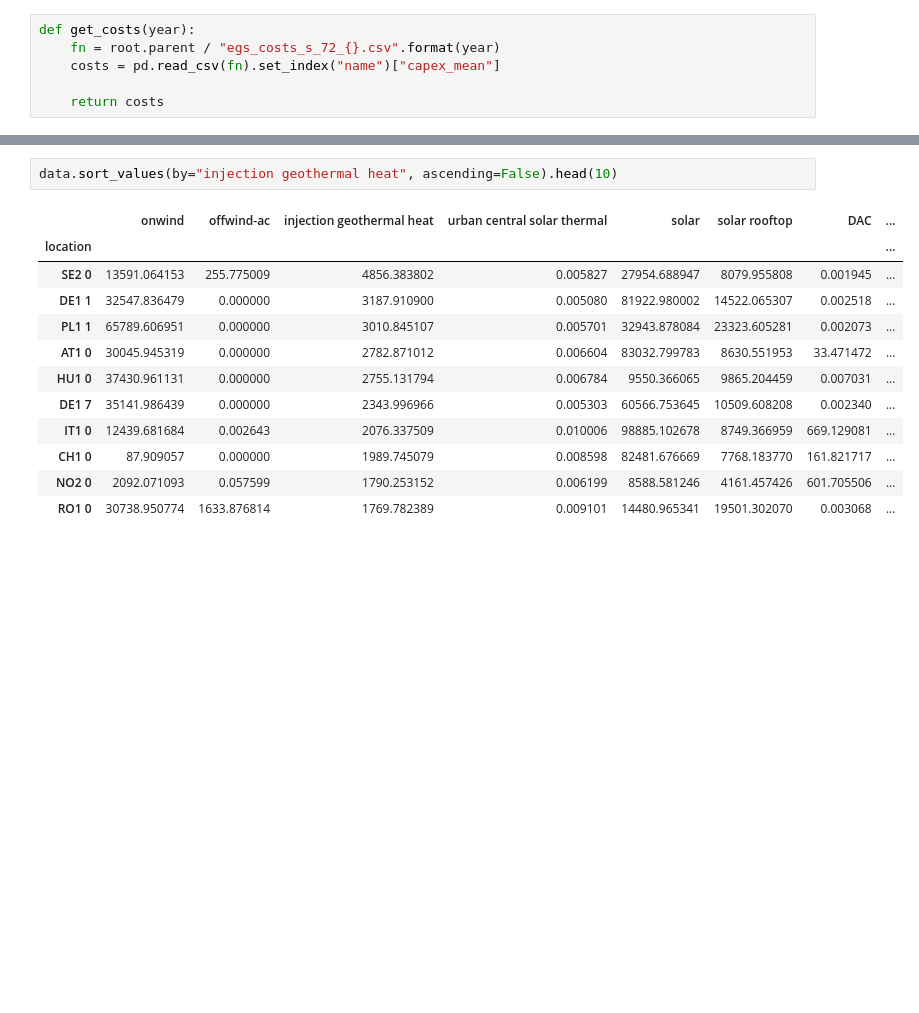
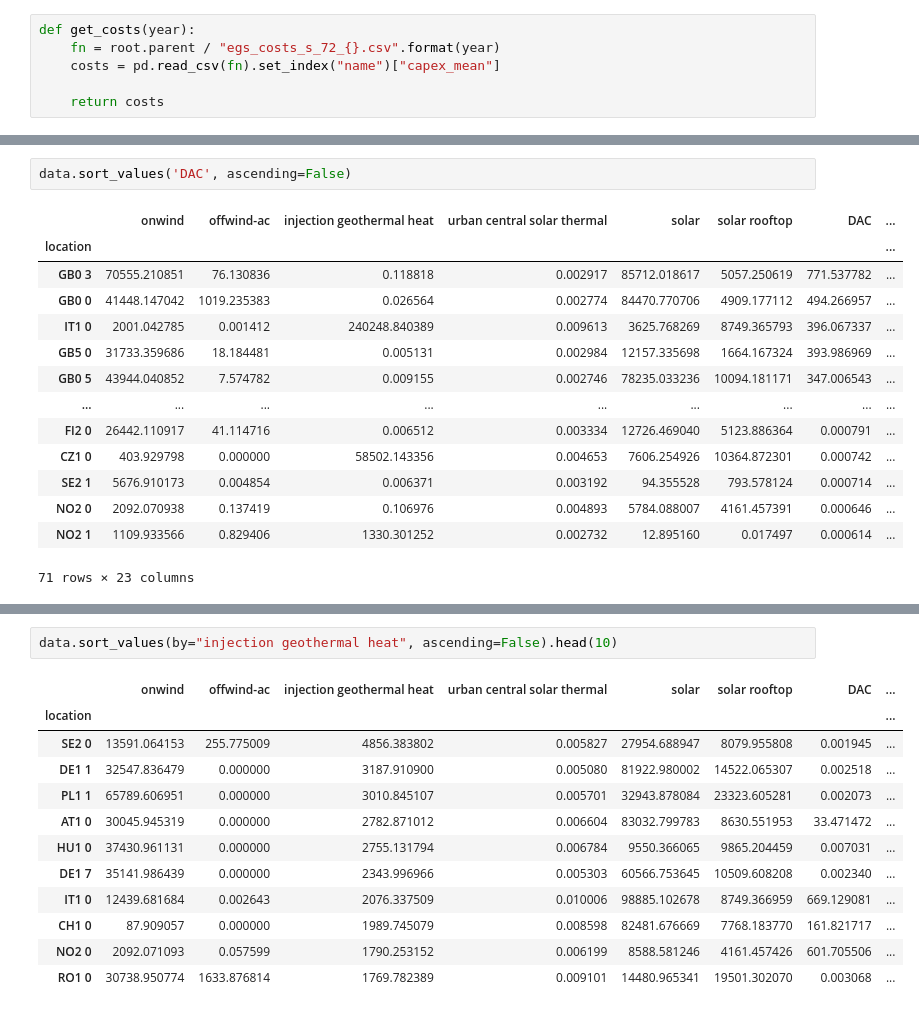
Before and after one commit to LukasFrankenQ/egs_market_integration, a Jupyter notebook: notebooks/plot_correlation.ipynb, the cells around one changed output, grey strips where cells are left out. Cells and saved outputs as stored; diff of their text form; blank space fills up the shorter version.

```diff
--- a/notebooks/plot_correlation.ipynb
+++ b/notebooks/plot_correlation.ipynb
@@ -237,0 +264,17 @@ plt.show()
+# %%
+data.sort_values('DAC', ascending=False)
+# %% [output]
+|  | onwind | offwind-ac | injection geothermal heat | urban central solar thermal | solar | solar rooftop | DAC | ... |
+| location |  |  |  |  |  |  |  | ... |
+| GB0 3 | 70555.210851 | 76.130836 | 0.118818 | 0.002917 | 85712.018617 | 5057.250619 | 771.537782 | ... |
+| GB0 0 | 41448.147042 | 1019.235383 | 0.026564 | 0.002774 | 84470.770706 | 4909.177112 | 494.266957 | ... |
+| IT1 0 | 2001.042785 | 0.001412 | 240248.840389 | 0.009613 | 3625.768269 | 8749.365793 | 396.067337 | ... |
+| GB5 0 | 31733.359686 | 18.184481 | 0.005131 | 0.002984 | 12157.335698 | 1664.167324 | 393.986969 | ... |
+| GB0 5 | 43944.040852 | 7.574782 | 0.009155 | 0.002746 | 78235.033236 | 10094.181171 | 347.006543 | ... |
+| ... | ... | ... | ... | ... | ... | ... | ... | ... |
+| FI2 0 | 26442.110917 | 41.114716 | 0.006512 | 0.003334 | 12726.469040 | 5123.886364 | 0.000791 | ... |
+| CZ1 0 | 403.929798 | 0.000000 | 58502.143356 | 0.004653 | 7606.254926 | 10364.872301 | 0.000742 | ... |
+| SE2 1 | 5676.910173 | 0.004854 | 0.006371 | 0.003192 | 94.355528 | 793.578124 | 0.000714 | ... |
+| NO2 0 | 2092.070938 | 0.137419 | 0.106976 | 0.004893 | 5784.088007 | 4161.457391 | 0.000646 | ... |
+| NO2 1 | 1109.933566 | 0.829406 | 1330.301252 | 0.002732 | 12.895160 | 0.017497 | 0.000614 | ... |
+71 rows × 23 columns
```
Also changed, not shown: parts of 10 cells of this notebook, 3 other files.
